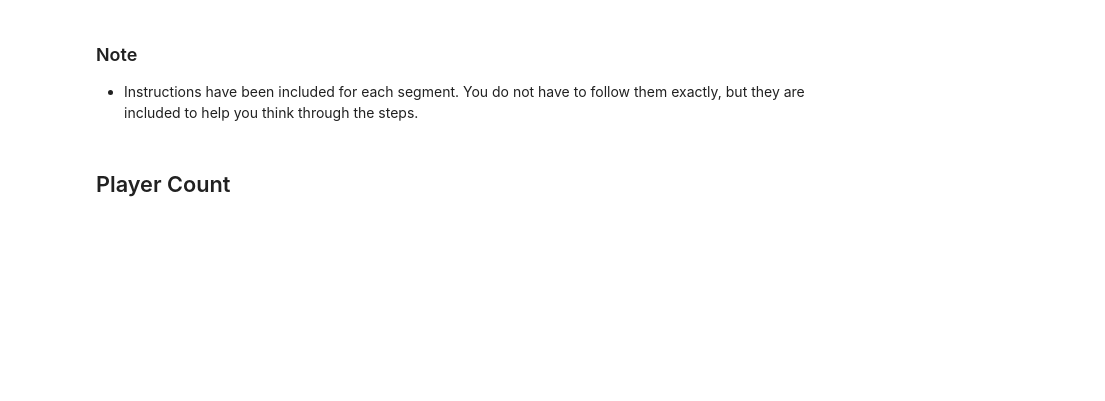
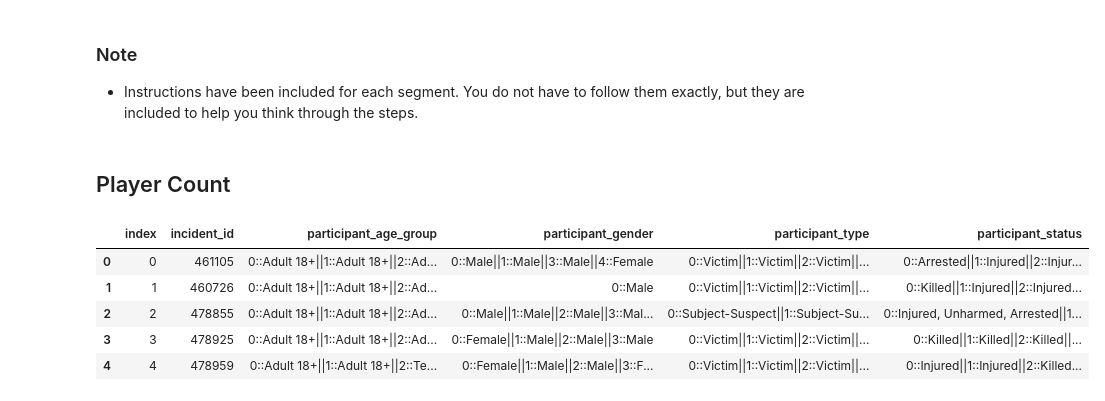
Before and after one commit to Kevin-McConchie/Project-1-Group-2, a Jupyter notebook: DD_Main.ipynb, the cells around one changed output. Cells and saved outputs as stored; diff of their text form; code cells hidden in the pictures; blank space fills up the shorter version.

```diff
--- a/DD_Main.ipynb
+++ b/DD_Main.ipynb
@@ -17,16 +17,25 @@ import DD_Get_Victim_Counts as gpc
 # %%
 ## DD PART I
 ## FILE IMPORT
 
 dd_file = "resource/gun-violence-data_01-2013_03-2018 2.csv"
 dd_file_df = pd.read_csv(dd_file)
 
 # A sub df created with the columns which targeted to be processed
 dd_participant_vdf = dd_file_df[['incident_id','participant_age_group','participant_gender','participant_type','participant_status']]
 dd_participant_vdf.reset_index
 
 dd_participant_vdf = dd_participant_vdf.dropna()
 dd_participant_vdf.reset_index(level=None, drop=False, inplace=True, col_level=0, col_fill='')
+
+dd_participant_vdf.head()
+# %% [output]
+|  | index | incident_id | participant_age_group | participant_gender | participant_type | participant_status |
+| 0 | 0 | 461105 | 0::Adult 18+||1::Adult 18+||2::Ad... | 0::Male||1::Male||3::Male||4::Female | 0::Victim||1::Victim||2::Victim||... | 0::Arrested||1::Injured||2::Injur... |
+| 1 | 1 | 460726 | 0::Adult 18+||1::Adult 18+||2::Ad... | 0::Male | 0::Victim||1::Victim||2::Victim||... | 0::Killed||1::Injured||2::Injured... |
+| 2 | 2 | 478855 | 0::Adult 18+||1::Adult 18+||2::Ad... | 0::Male||1::Male||2::Male||3::Mal... | 0::Subject-Suspect||1::Subject-Su... | 0::Injured, Unharmed, Arrested||1... |
+| 3 | 3 | 478925 | 0::Adult 18+||1::Adult 18+||2::Ad... | 0::Female||1::Male||2::Male||3::Male | 0::Victim||1::Victim||2::Victim||... | 0::Killed||1::Killed||2::Killed||... |
+| 4 | 4 | 478959 | 0::Adult 18+||1::Adult 18+||2::Te... | 0::Female||1::Male||2::Male||3::F... | 0::Victim||1::Victim||2::Victim||... | 0::Injured||1::Injured||2::Killed... |
 # %%
 ## DD PART II
 ## DATA PROCESSING
```
Also changed, not shown: parts of 5 cells of this notebook, 4 other files.
